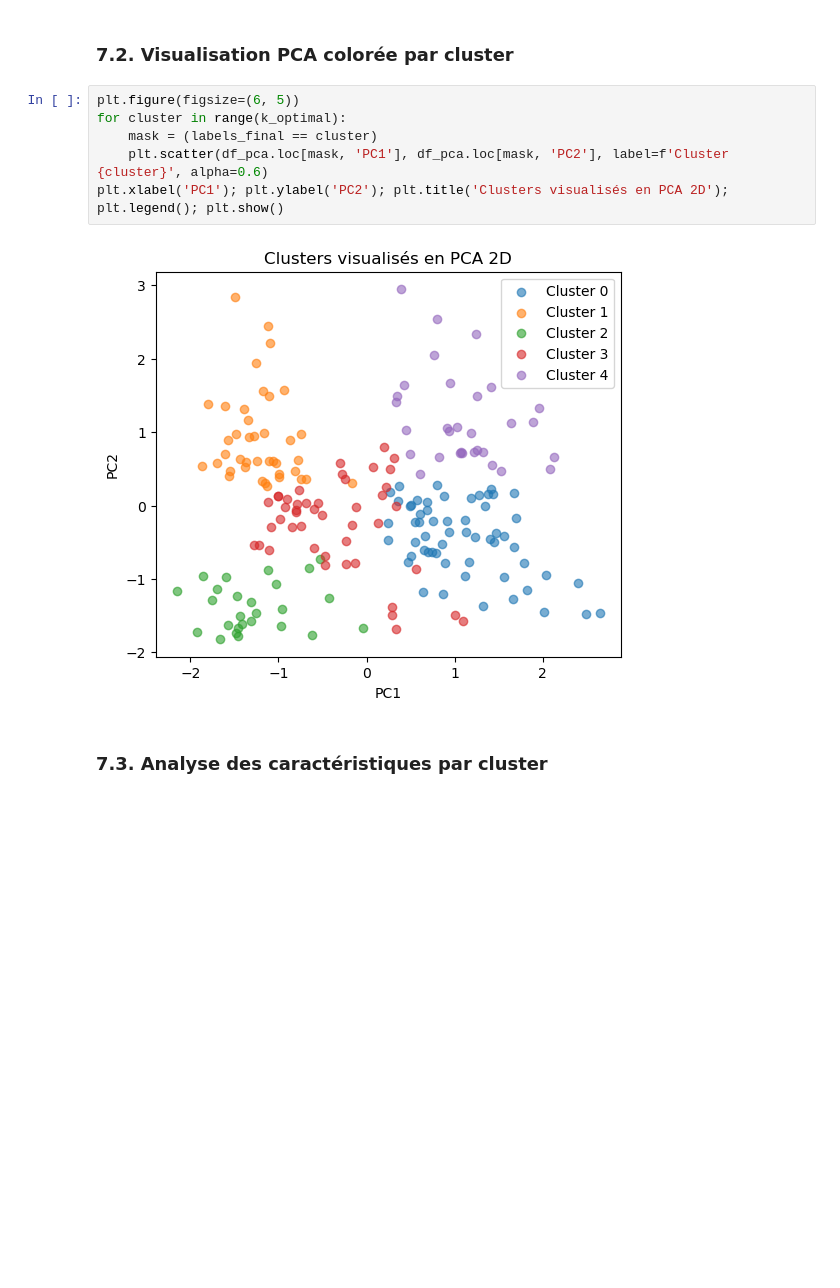
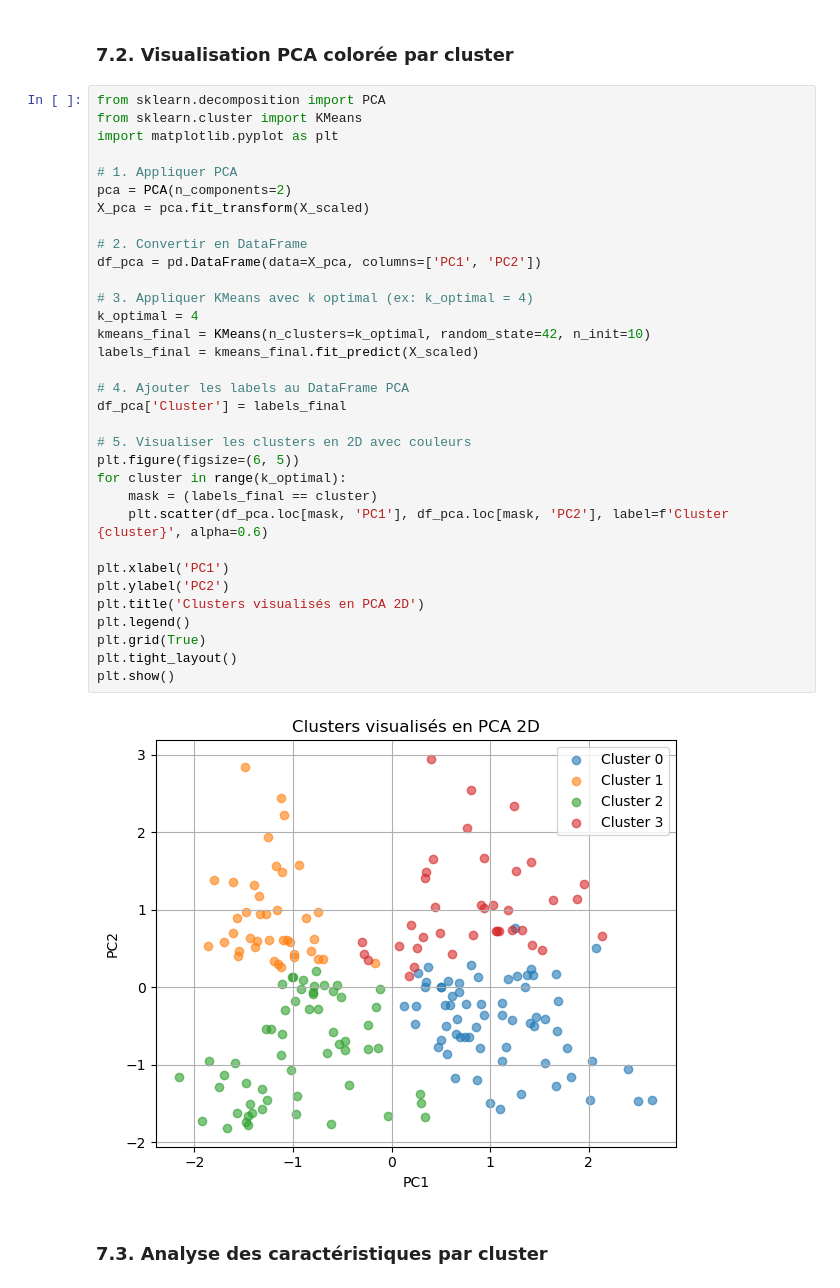
Before and after one commit to safidymbolatiana/Data_Science, a Jupyter notebook: PartieA- Clustering.ipynb, the cells around one changed output. Drawn from its saved outputs; the diff is of its cells as text; blank space fills up the shorter version.

```diff
--- a/PartieA_Clustering_Mall_Customers.ipynb
+++ b/PartieA- Clustering.ipynb
@@ -251,13 +267,40 @@ df_centroids
 # %% [markdown]
 ### 7.2. Visualisation PCA colorée par cluster
 # %%
+from sklearn.decomposition import PCA
+from sklearn.cluster import KMeans
+import matplotlib.pyplot as plt
+
+# 1. Appliquer PCA
+pca = PCA(n_components=2)
+X_pca = pca.fit_transform(X_scaled)
+
+# 2. Convertir en DataFrame
+df_pca = pd.DataFrame(data=X_pca, columns=['PC1', 'PC2'])
+
+# 3. Appliquer KMeans avec k optimal (ex: k_optimal = 4)
+k_optimal = 4
+kmeans_final = KMeans(n_clusters=k_optimal, random_state=42, n_init=10)
+labels_final = kmeans_final.fit_predict(X_scaled)
+
+# 4. Ajouter les labels au DataFrame PCA
+df_pca['Cluster'] = labels_final
+
+# 5. Visualiser les clusters en 2D avec couleurs
 plt.figure(figsize=(6, 5))
 for cluster in range(k_optimal):
     mask = (labels_final == cluster)
     plt.scatter(df_pca.loc[mask, 'PC1'], df_pca.loc[mask, 'PC2'], label=f'Cluster {cluster}', alpha=0.6)
-plt.xlabel('PC1'); plt.ylabel('PC2'); plt.title('Clusters visualisés en PCA 2D'); plt.legend(); plt.show()
+
+plt.xlabel('PC1')
+plt.ylabel('PC2')
+plt.title('Clusters visualisés en PCA 2D')
+plt.legend()
+plt.grid(True)
+plt.tight_layout()
+plt.show()
 # %% [output]
-[figure, old version]
+[figure, new version]
 # %% [markdown]
 ### 7.3. Analyse des caractéristiques par cluster
 # %%
```
Also changed, not shown: parts of 2 cells of this notebook.
